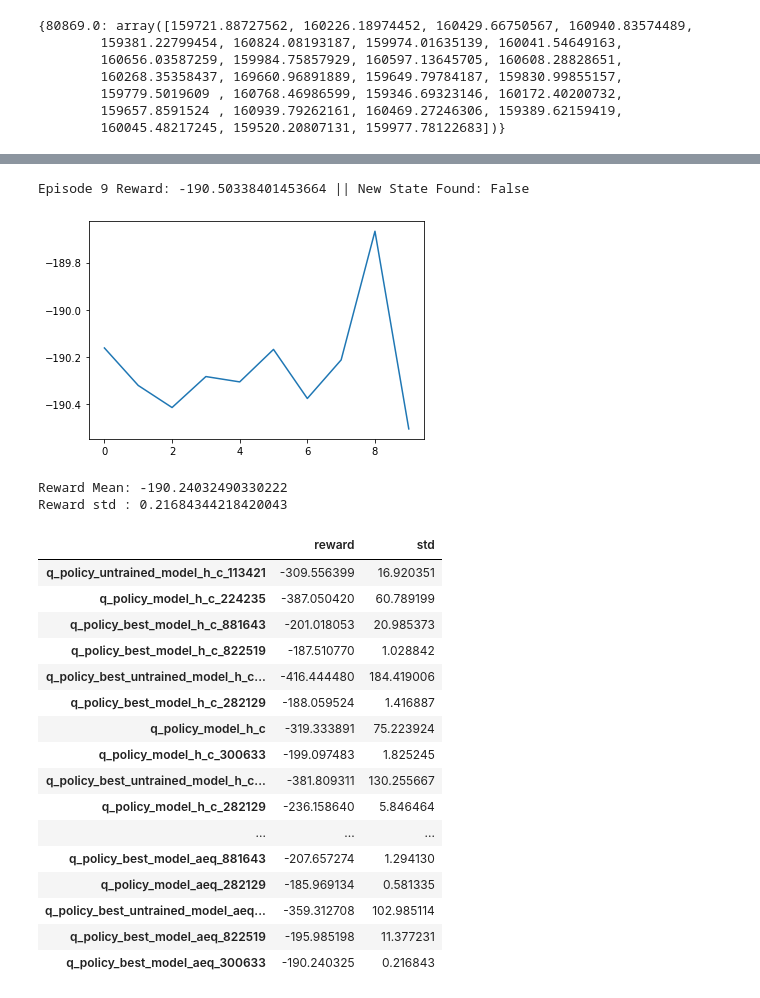
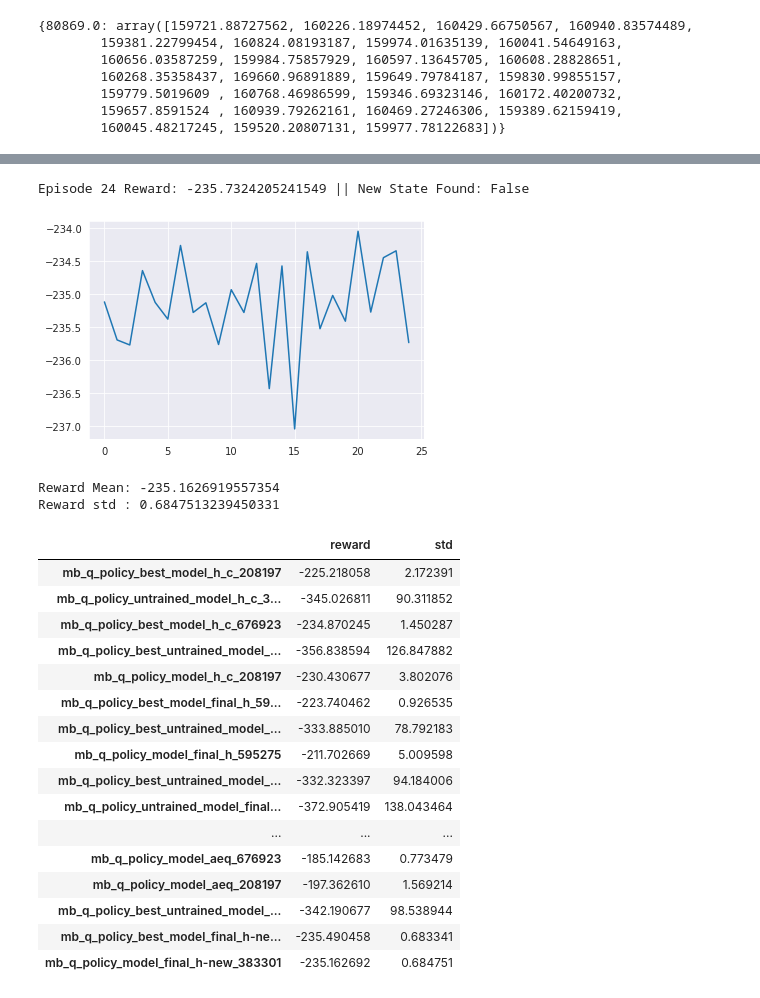
Before and after one commit to MHamza-Y/State-Space-Discretization, a Jupyter notebook: q_learning_benchmarks.ipynb, the cells around one changed output, grey strips where cells are left out. Drawn from its saved outputs; the diff is of its cells as text; code cells hidden in the pictures.

Commit message:
added partial model based environment and minor refactoring

```diff
--- a/q_learning_benchmarks.ipynb
+++ b/q_learning_benchmarks.ipynb
@@ -50,44 +50,44 @@ tensor([-0.1707,  0.0451], device='cuda:0')
 
 device = 'cuda'
 steps_per_episode = 1000
-model_names = ['model_h_c', 'model_final_h', 'model_aeq']
+model_names = ['model_h_c', 'model_final_h', 'model_aeq', 'model_final_h-new']
 q_policies_path = 'tmp/q_learning'
-model_files = {model_name: glob(f'{q_policies_path}/*{model_name}*' ) for model_name in model_names}
+model_files = {model_name: glob(f'{q_policies_path}/mb*{model_name}_*' ) for model_name in model_names}
 # %%
 benchmarks = {}
 for model_name,policy_files in model_files.items():
     for policy_file in policy_files:
         eval_policy = QLPolicy.load(policy_file)
         env_kwargs = {'steps_per_episode': steps_per_episode, 'device': device,
                       'model_path': f'tmp/state_quantization/{model_name}'}
         evaluator = EvalDiscreteStatePolicy(policy=eval_policy, env_creator=env_creator, env_kwargs=env_kwargs)
-        evaluator.evaluate(epochs=10)
+        evaluator.evaluate(epochs=25)
 
         benchmarks.update({policy_file.split('/')[-1].split('.')[0]: {'reward': np.mean(evaluator.eval_rewards_per_epoch), 'std':np.std(evaluator.eval_rewards_per_epoch)}})
 # %% [output]
-Episode 9 Reward: -190.50338401453664 || New State Found: False
+Episode 24 Reward: -235.7324205241549 || New State Found: False
-[figure, old version]
+[figure, new version]
-Reward Mean: -190.24032490330222
-Reward std : 0.21684344218420043
+Reward Mean: -235.1626919557354
+Reward std : 0.6847513239450331
 # %%
 #df = pd.concat({k: pd.DataFrame(v).T for k, v in benchmarks.items()}, axis=0)
 df = pd.DataFrame(benchmarks).T
 df
 # %% [output]
 |  | reward | std |
-| q_policy_untrained_model_h_c_113421 | -309.556399 | 16.920351 |
-| q_policy_model_h_c_224235 | -387.050420 | 60.789199 |
-| q_policy_best_model_h_c_881643 | -201.018053 | 20.985373 |
-| q_policy_best_model_h_c_822519 | -187.510770 | 1.028842 |
-| q_policy_best_untrained_model_h_c... | -416.444480 | 184.419006 |
-| q_policy_best_model_h_c_282129 | -188.059524 | 1.416887 |
-| q_policy_model_h_c | -319.333891 | 75.223924 |
-| q_policy_model_h_c_300633 | -199.097483 | 1.825245 |
-| q_policy_best_untrained_model_h_c... | -381.809311 | 130.255667 |
-| q_policy_model_h_c_282129 | -236.158640 | 5.846464 |
+| mb_q_policy_best_model_h_c_208197 | -225.218058 | 2.172391 |
+| mb_q_policy_untrained_model_h_c_3... | -345.026811 | 90.311852 |
+| mb_q_policy_best_model_h_c_676923 | -234.870245 | 1.450287 |
+| mb_q_policy_best_untrained_model_... | -356.838594 | 126.847882 |
+| mb_q_policy_model_h_c_208197 | -230.430677 | 3.802076 |
+| mb_q_policy_best_model_final_h_59... | -223.740462 | 0.926535 |
+| mb_q_policy_best_untrained_model_... | -333.885010 | 78.792183 |
+| mb_q_policy_model_final_h_595275 | -211.702669 | 5.009598 |
+| mb_q_policy_best_untrained_model_... | -332.323397 | 94.184006 |
+| mb_q_policy_untrained_model_final... | -372.905419 | 138.043464 |
 | ... | ... | ... |
-| q_policy_best_model_aeq_881643 | -207.657274 | 1.294130 |
-| q_policy_model_aeq_282129 | -185.969134 | 0.581335 |
-| q_policy_best_untrained_model_aeq... | -359.312708 | 102.985114 |
-| q_policy_best_model_aeq_822519 | -195.985198 | 11.377231 |
-| q_policy_best_model_aeq_300633 | -190.240325 | 0.216843 |
+| mb_q_policy_model_aeq_676923 | -185.142683 | 0.773479 |
+| mb_q_policy_model_aeq_208197 | -197.362610 | 1.569214 |
+| mb_q_policy_best_untrained_model_... | -342.190677 | 98.538944 |
+| mb_q_policy_best_model_final_h-ne... | -235.490458 | 0.683341 |
+| mb_q_policy_model_final_h-new_383301 | -235.162692 | 0.684751 |
```
Also changed, not shown: parts of 3 cells of this notebook, 12 other files.
